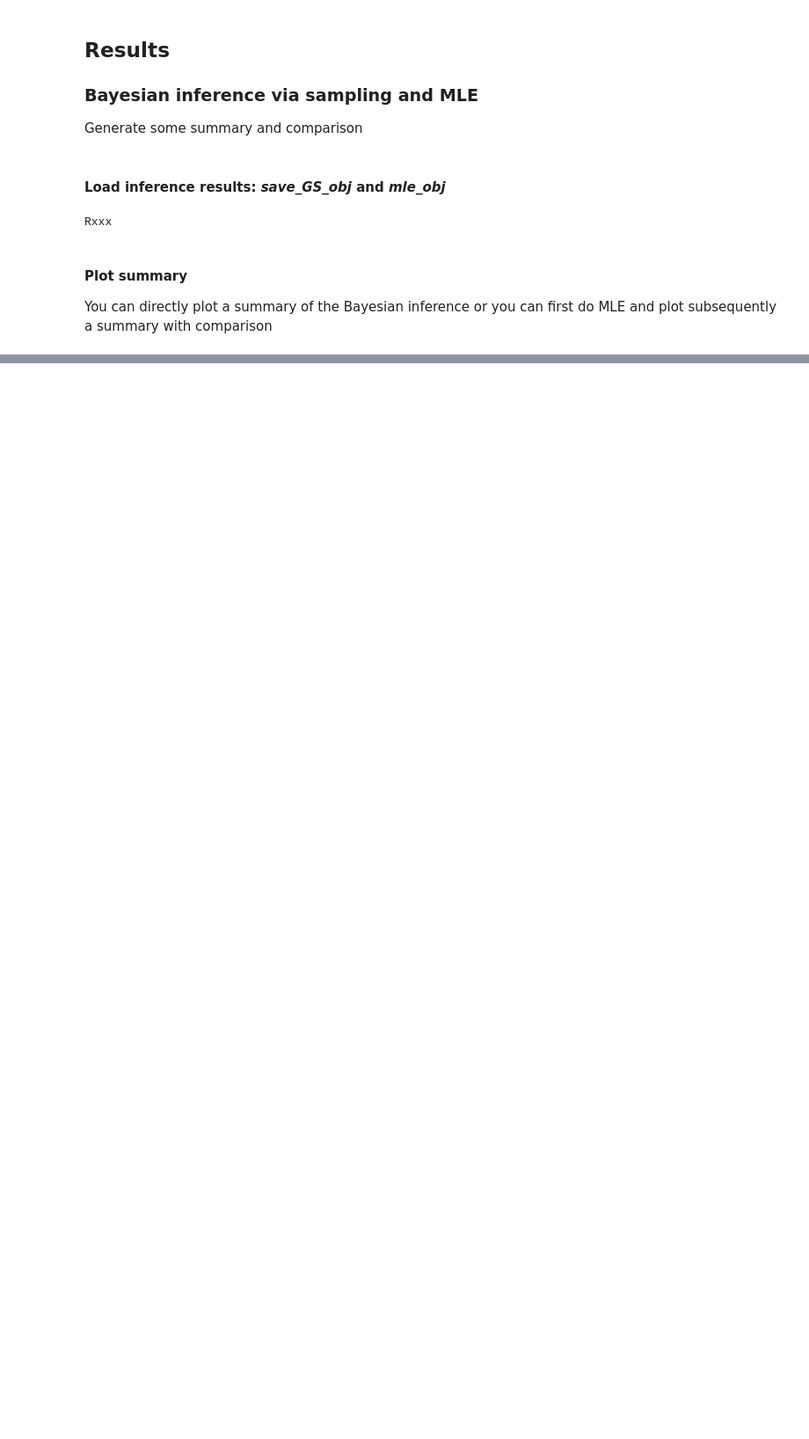
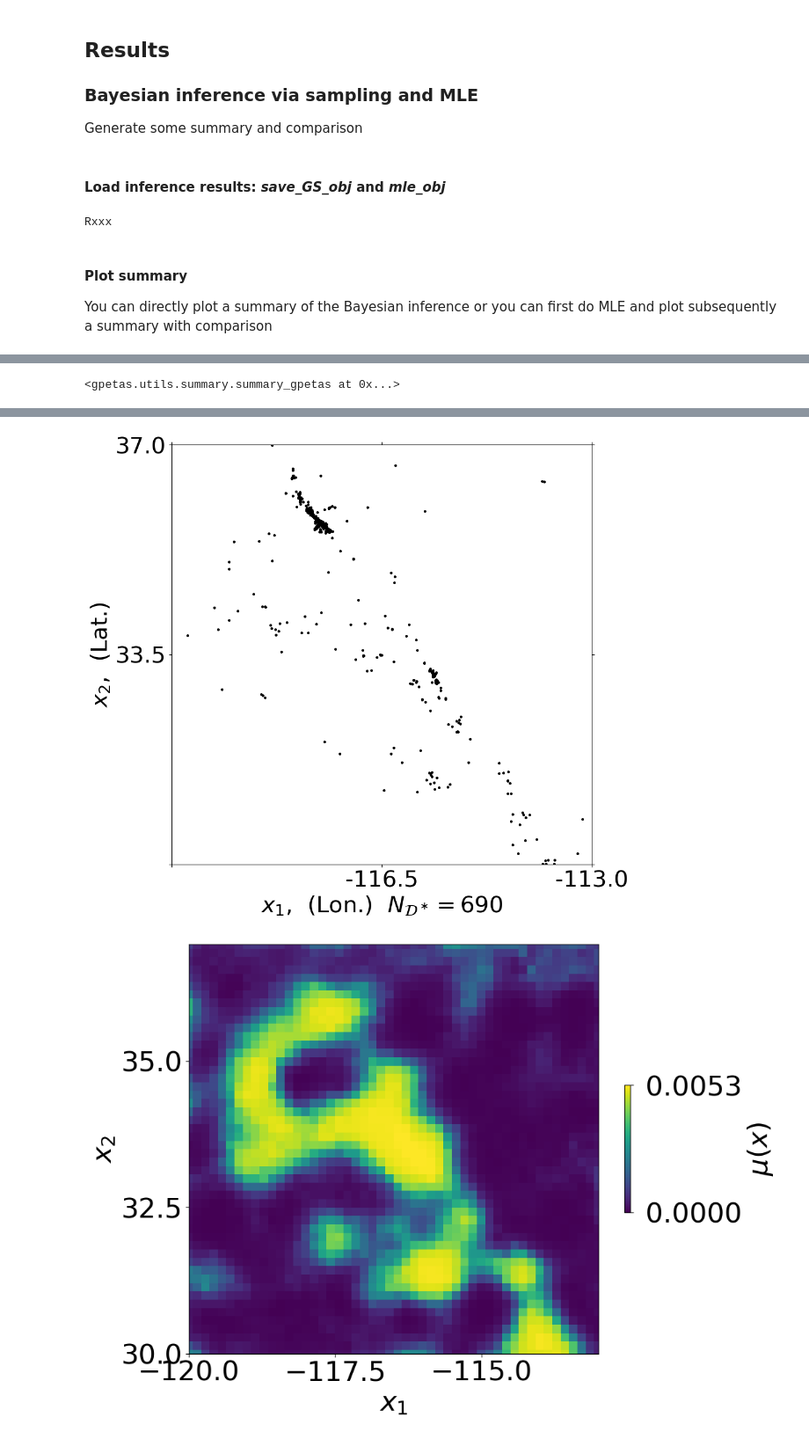
Before and after one commit to chris-molki/gpetas, a Jupyter notebook: examples/05_results_summary.ipynb, the cells around one changed output, grey strips where cells are left out. Shown at 88% size. Saved outputs shown, nothing was run; the diff lists cells and outputs as text; code cells hidden in the pictures; blank space fills up the shorter version.

```diff
--- a/examples/05_results_summary.ipynb
+++ b/examples/05_results_summary.ipynb
@@ -57,0 +36,3 @@ gpetas: [-345.89229143 2299.6937258 ]
+# %%
+gpetas.summary.summary_gpetas(save_obj_GS=save_GS_obj,mle_obj=mle_obj)
+# %% [output]
@@ -57,0 +50 @@ gpetas: [-345.89229143 2299.6937258 ]
+<gpetas.utils.summary.summary_gpetas at 0x...>
@@ -57,0 +54,2 @@ gpetas: [-345.89229143 2299.6937258 ]
+[figure, added]
+[figure, added]
```
Also changed, not shown: parts of 2 cells of this notebook, 3 other files.
